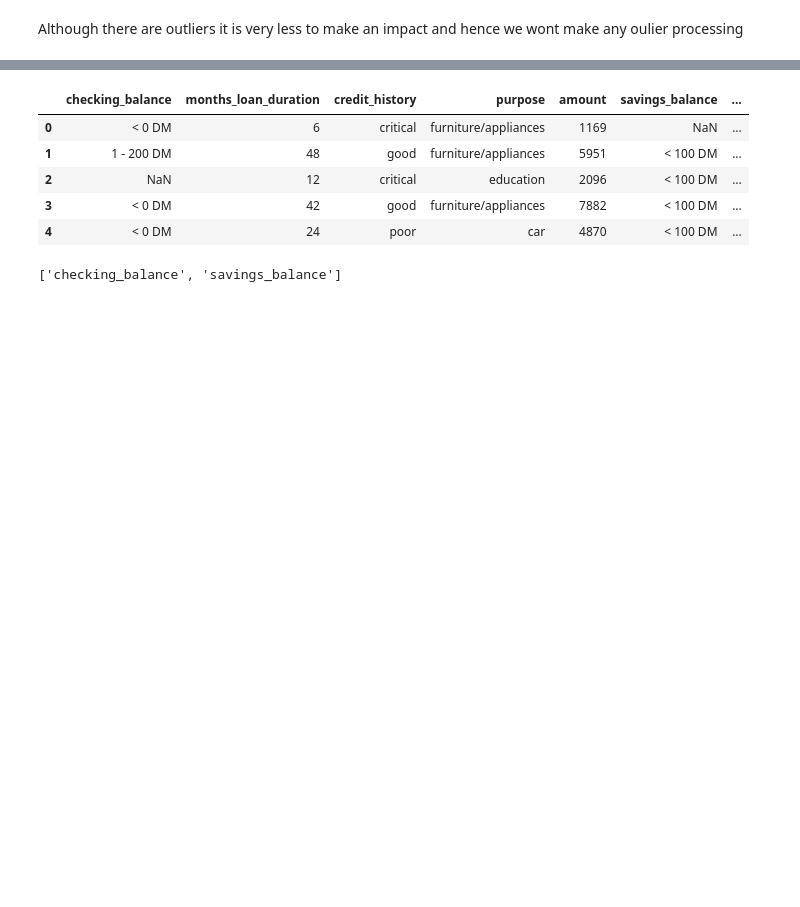
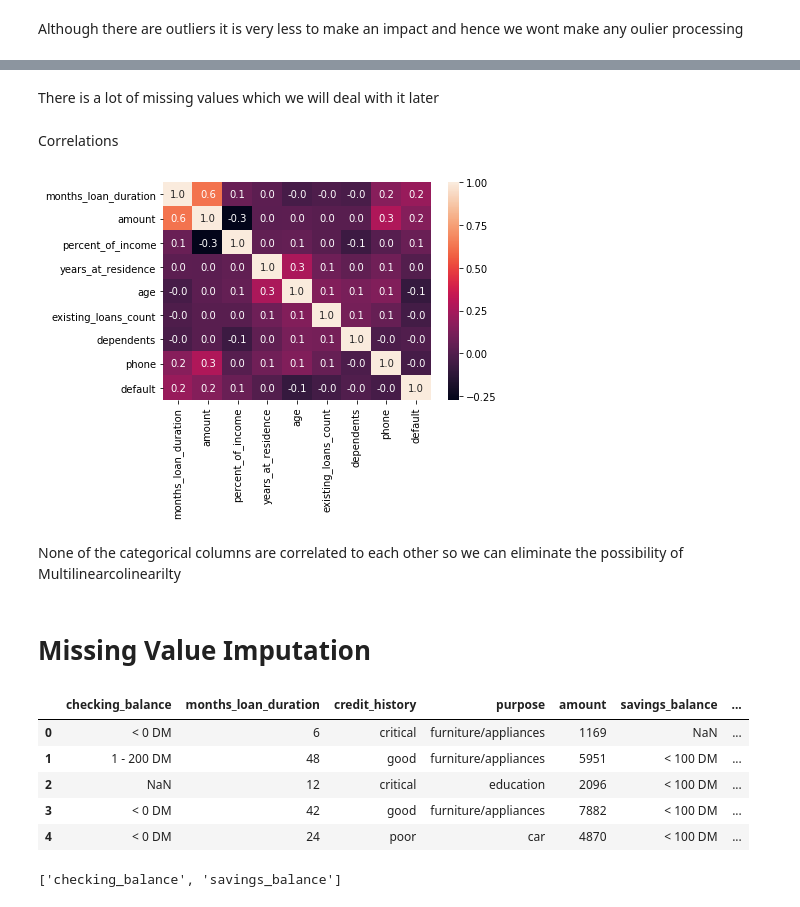
Before and after one commit to RTJ19/ML, a Jupyter notebook: CreditDefault/Credit Default prediction.ipynb, the cells around one changed output, grey strips where cells are left out. Cells and saved outputs as stored; diff of their text form; code cells hidden in the pictures; blank space fills up the shorter version.

```diff
--- a/CreditDefault/Credit Default prediction.ipynb
+++ b/CreditDefault/Credit Default prediction.ipynb
@@ -68,3 +126,16 @@ Although there are outliers it is very less to make an impact and hence we wont
+# %% [markdown]
+There is a lot of missing values which we will deal with it later
+# %% [markdown]
+Correlations
+# %%
+sns.heatmap(df.corr(), annot=True, fmt=".1f")
+plt.show()
+# %% [output]
+[figure, added]
+# %% [markdown]
+None of the categorical columns are correlated to each other so we can eliminate the possibility of Multilinearcolinearilty
+# %% [markdown]
+# Missing Value Imputation
 # %%
 #replace unknowns with nan
 dfn= df.replace(to_replace="unknown", value = np.nan)
```
Also changed, not shown: parts of 25 cells of this notebook.
